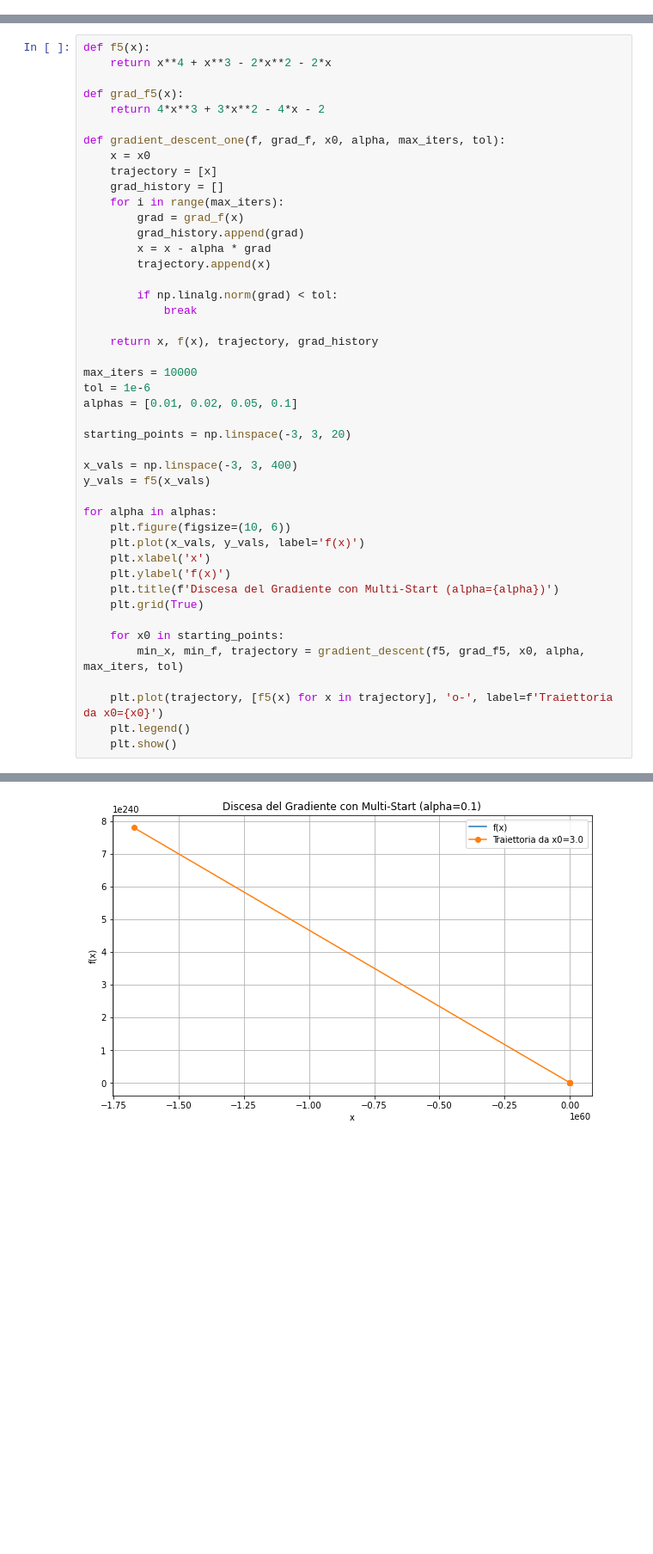
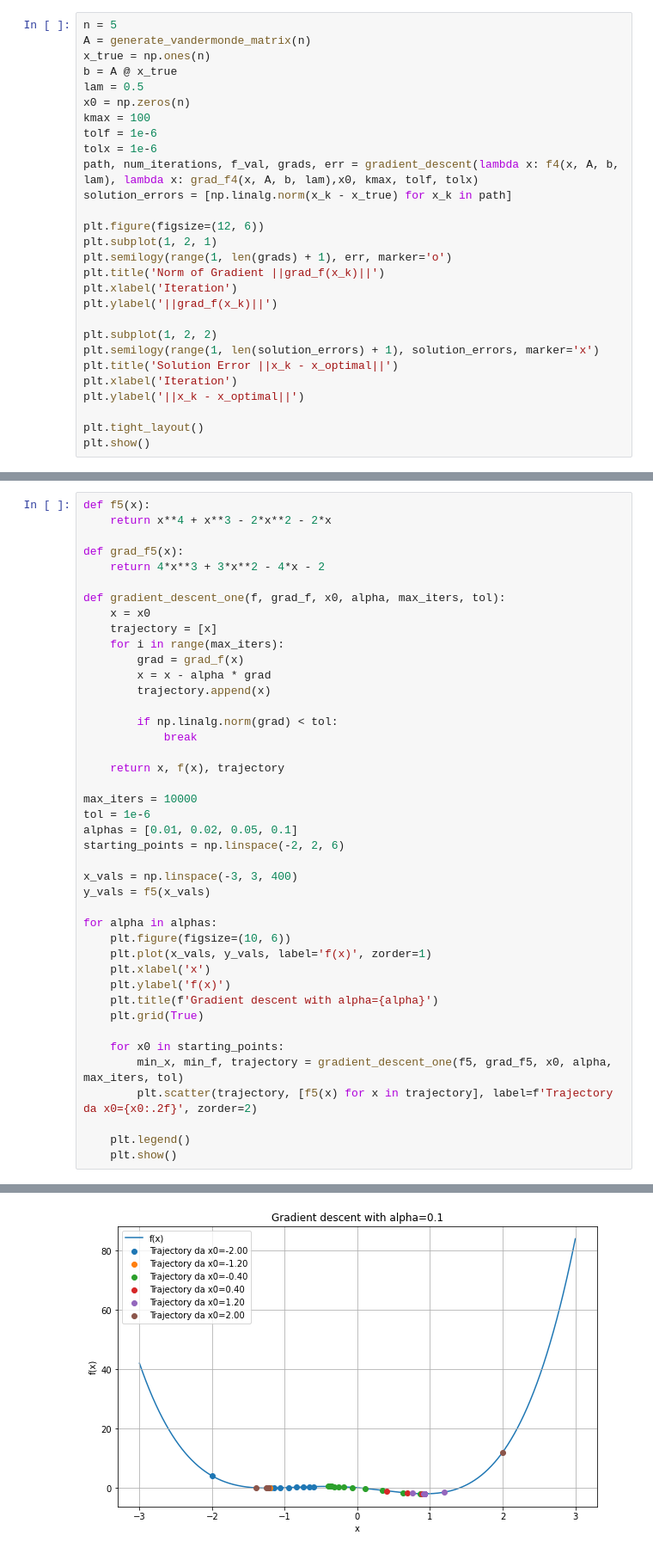
Before and after one commit to francescobaio/SMMhomeworks, a Jupyter notebook: SMM_homework3/homework3_part1.ipynb, the cells around one changed output, grey strips where cells are left out. Shown at 86% size. Drawn from its saved outputs; the diff is of its cells as text; blank space fills up the shorter version.

```diff
--- a/SMM_homework3/homework3_part1.ipynb
+++ b/SMM_homework3/homework3_part1.ipynb
@@ -854,0 +753,28 @@ for alpha, result in results_nobacktracking.items():
+# %%
+n = 5
+A = generate_vandermonde_matrix(n)
+x_true = np.ones(n)
+b = A @ x_true
+lam = 0.5
+x0 = np.zeros(n)
+kmax = 100
+tolf = 1e-6
+tolx = 1e-6
+path, num_iterations, f_val, grads, err = gradient_descent(lambda x: f4(x, A, b, lam), lambda x: grad_f4(x, A, b, lam),x0, kmax, tolf, tolx)
+solution_errors = [np.linalg.norm(x_k - x_true) for x_k in path]
+
+plt.figure(figsize=(12, 6))
+plt.subplot(1, 2, 1)
+plt.semilogy(range(1, len(grads) + 1), err, marker='o')
+plt.title('Norm of Gradient ||grad_f(x_k)||')
+plt.xlabel('Iteration')
+plt.ylabel('||grad_f(x_k)||')
+
+plt.subplot(1, 2, 2)
+plt.semilogy(range(1, len(solution_errors) + 1), solution_errors, marker='x')
+plt.title('Solution Error ||x_k - x_optimal||')
+plt.xlabel('Iteration')
+plt.ylabel('||x_k - x_optimal||')
+
+plt.tight_layout()
+plt.show()
@@ -875,39 +889,36 @@ def grad_f5(x):
 def gradient_descent_one(f, grad_f, x0, alpha, max_iters, tol):
     x = x0
     trajectory = [x]
-    grad_history = []
     for i in range(max_iters):
         grad = grad_f(x)
-        grad_history.append(grad)
         x = x - alpha * grad
         trajectory.append(x)
 
         if np.linalg.norm(grad) < tol:
             break
 
-    return x, f(x), trajectory, grad_history
+    return x, f(x), trajectory
 
 max_iters = 10000
 tol = 1e-6
 alphas = [0.01, 0.02, 0.05, 0.1]
-
-starting_points = np.linspace(-3, 3, 20)
+starting_points = np.linspace(-2, 2, 6)
 
 x_vals = np.linspace(-3, 3, 400)
 y_vals = f5(x_vals)
 
 for alpha in alphas:
     plt.figure(figsize=(10, 6))
-    plt.plot(x_vals, y_vals, label='f(x)')
+    plt.plot(x_vals, y_vals, label='f(x)', zorder=1)
     plt.xlabel('x')
     plt.ylabel('f(x)')
-    plt.title(f'Discesa del Gradiente con Multi-Start (alpha={alpha})')
+    plt.title(f'Gradient descent with alpha={alpha}')
     plt.grid(True)
 
     for x0 in starting_points:
-        min_x, min_f, trajectory = gradient_descent(f5, grad_f5, x0, alpha, max_iters, tol)
+        min_x, min_f, trajectory = gradient_descent_one(f5, grad_f5, x0, alpha, max_iters, tol)
+        plt.scatter(trajectory, [f5(x) for x in trajectory], label=f'Trajectory da x0={x0:.2f}', zorder=2)
 
-    plt.plot(trajectory, [f5(x) for x in trajectory], 'o-', label=f'Traiettoria da x0={x0}')
     plt.legend()
     plt.show()
 # %% [output]
@@ -917,4 +928,4 @@ for alpha in alphas:
-[figure, old version]
+[figure, new version]
 # %%
 def gradient_descent_one(f, grad_f, x0, alpha, max_iters, tol):
     x = x0
```
Also changed, not shown: parts of 29 cells of this notebook, 8 other files.
